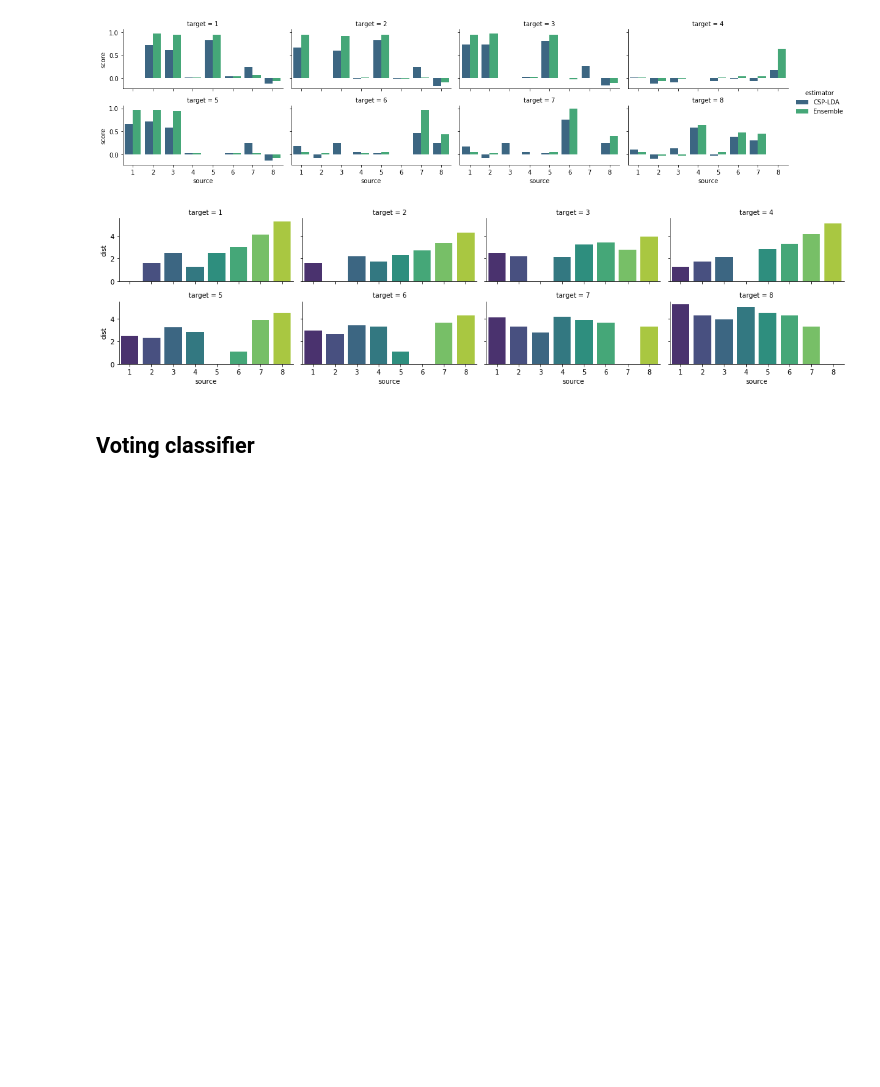
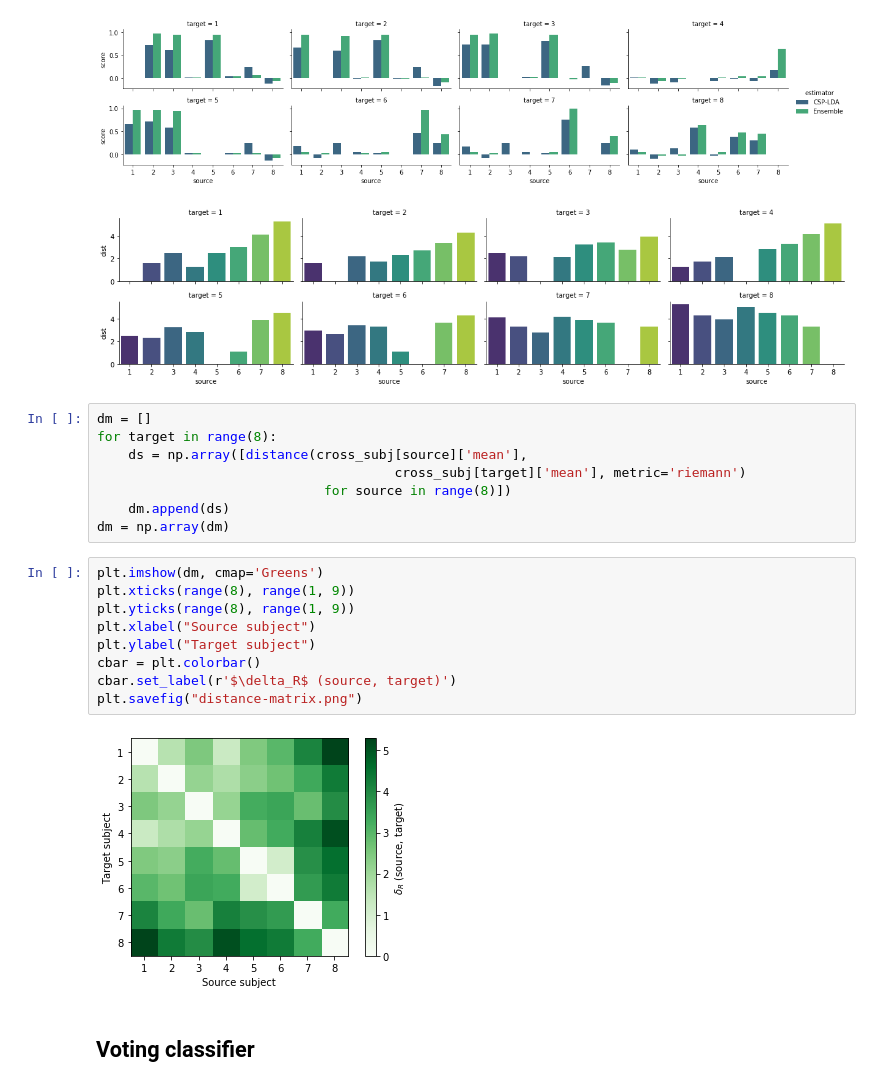
Before and after one commit to sylvchev/wcci-rgcon, a Jupyter notebook: functional_connectivity-ensemble.ipynb, the cells around one changed output. Cells and saved outputs as stored; diff of their text form; blank space fills up the shorter version.

```diff
--- a/functional_connectivity-ensemble.ipynb
+++ b/functional_connectivity-ensemble.ipynb
@@ -689,6 +891,25 @@ sns.catplot(x='source', y='dist', col='target', col_wrap=4,
 <seaborn.axisgrid.FacetGrid at 0x...>
 [figure]
 [figure]
+# %%
+dm = []
+for target in range(8):
+    ds = np.array([distance(cross_subj[source]['mean'],
+                                      cross_subj[target]['mean'], metric='riemann')
+                             for source in range(8)])
+    dm.append(ds)
+dm = np.array(dm)
+# %%
+plt.imshow(dm, cmap='Greens')
+plt.xticks(range(8), range(1, 9))
+plt.yticks(range(8), range(1, 9))
+plt.xlabel("Source subject")
+plt.ylabel("Target subject")
+cbar = plt.colorbar()
+cbar.set_label(r'$\delta_R$ (source, target)')
+plt.savefig("distance-matrix.png")
+# %% [output]
+[figure, added]
 # %% [markdown]
 ## Voting classifier
 # %%
```
Also changed, not shown: parts of 13 cells of this notebook, 1 other file.
